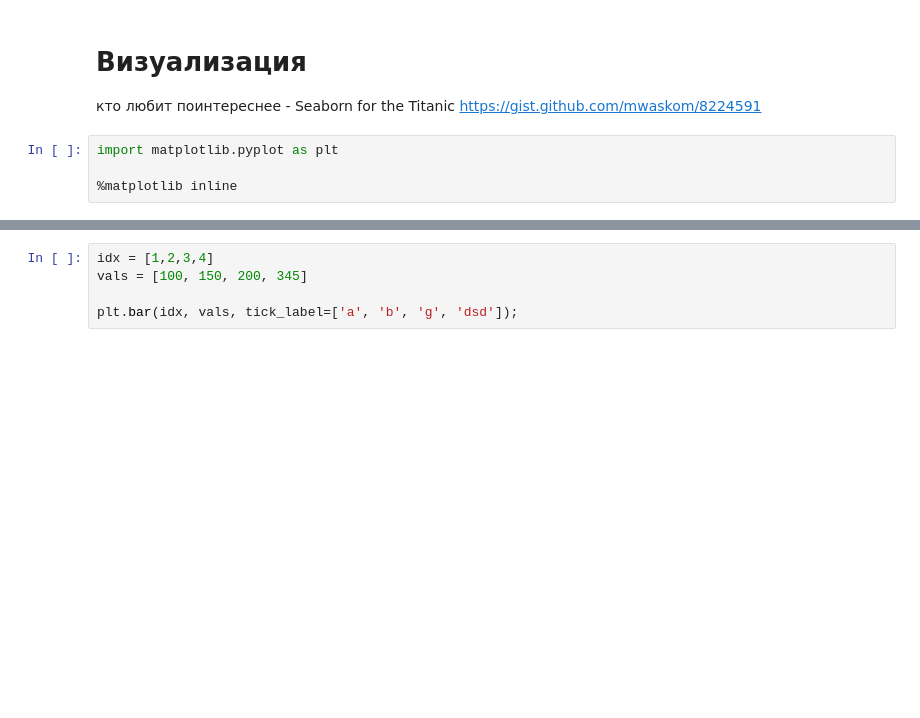
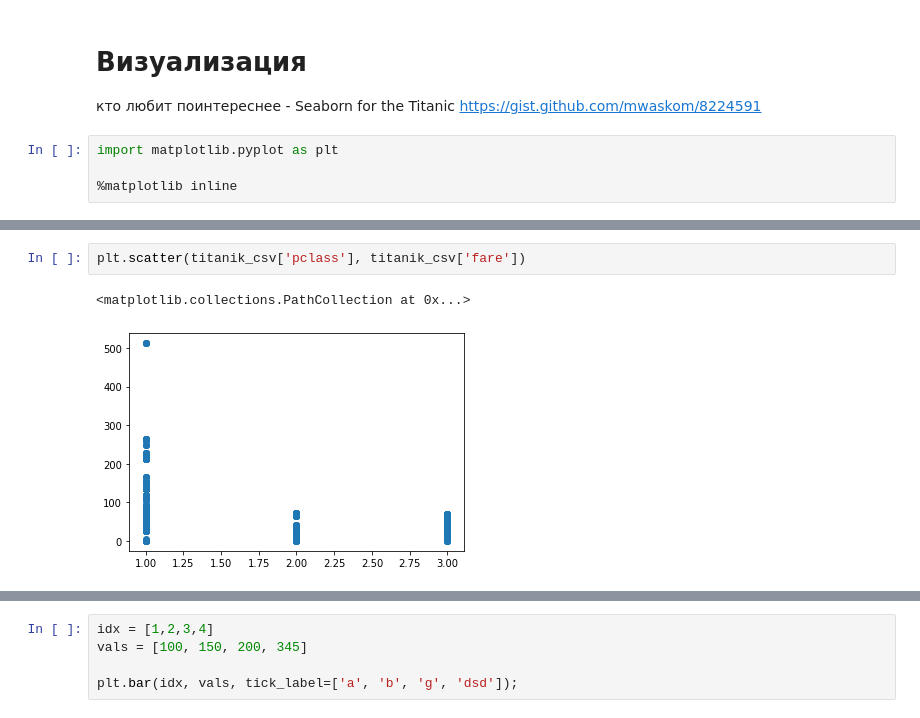
Before and after one commit to Kinetikm/AppliedPythonF2019, a Jupyter notebook: lectures/lecture_05_ml/notebooks/lecture_05_ml_part_2_pandas.ipynb, the cells around one changed output, grey strips where cells are left out. Saved outputs shown, nothing was run; the diff lists cells and outputs as text; blank space fills up the shorter version.

```diff
--- a/lectures/lecture_05_ml/notebooks/lecture_05_ml_part_2_pandas.ipynb
+++ b/lectures/lecture_05_ml/notebooks/lecture_05_ml_part_2_pandas.ipynb
@@ -330,2 +770,7 @@ plt.scatter(x, x**2, c=['r' if int(i * 10) % 2 == 1 else 'b' for i in x])
+# %%
+plt.scatter(titanik_csv['pclass'], titanik_csv['fare'])
+# %% [output]
+<matplotlib.collections.PathCollection at 0x...>
+[figure, added]
 # %%
 plt.scatter(x, np.random.randn(100), c=['r' if int(i * 10) % 2 == 1 else 'b' for i in x])
```
Also changed, not shown: parts of 62 cells of this notebook, 6 other files.
